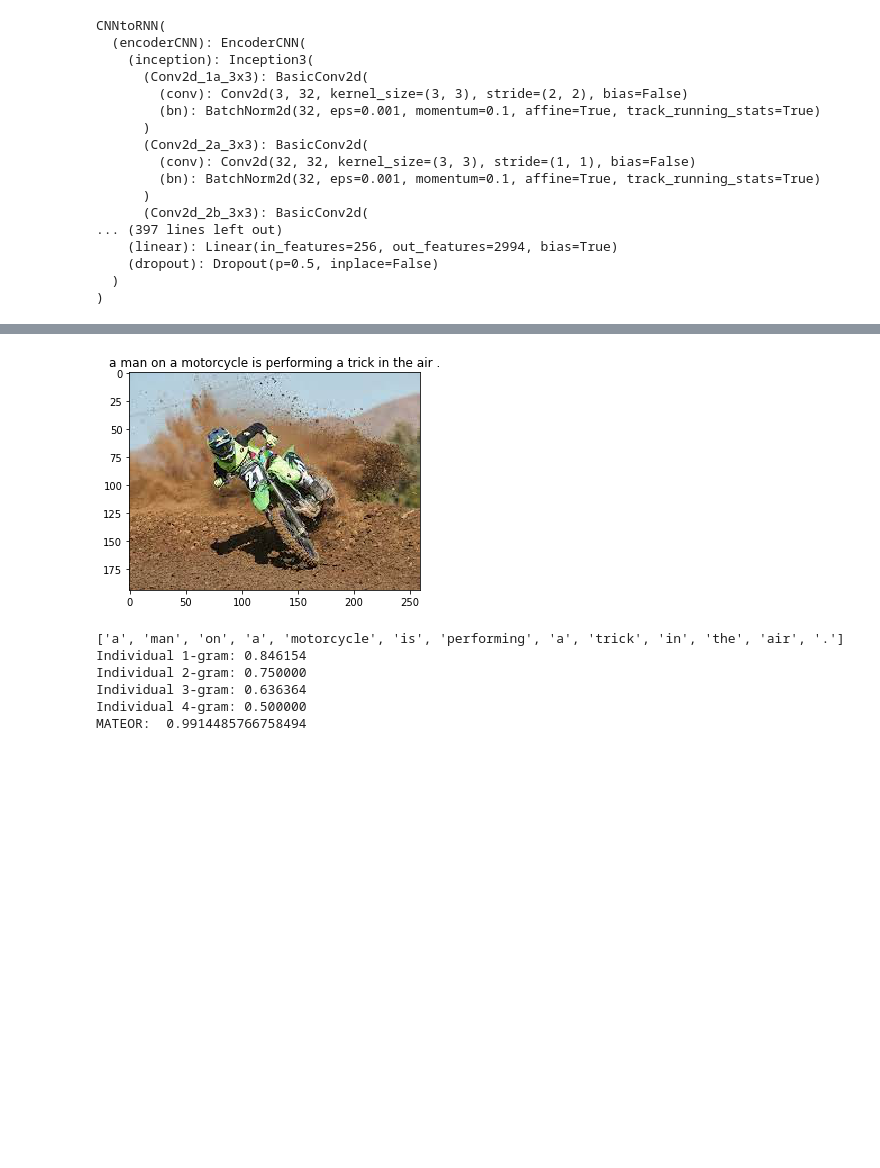
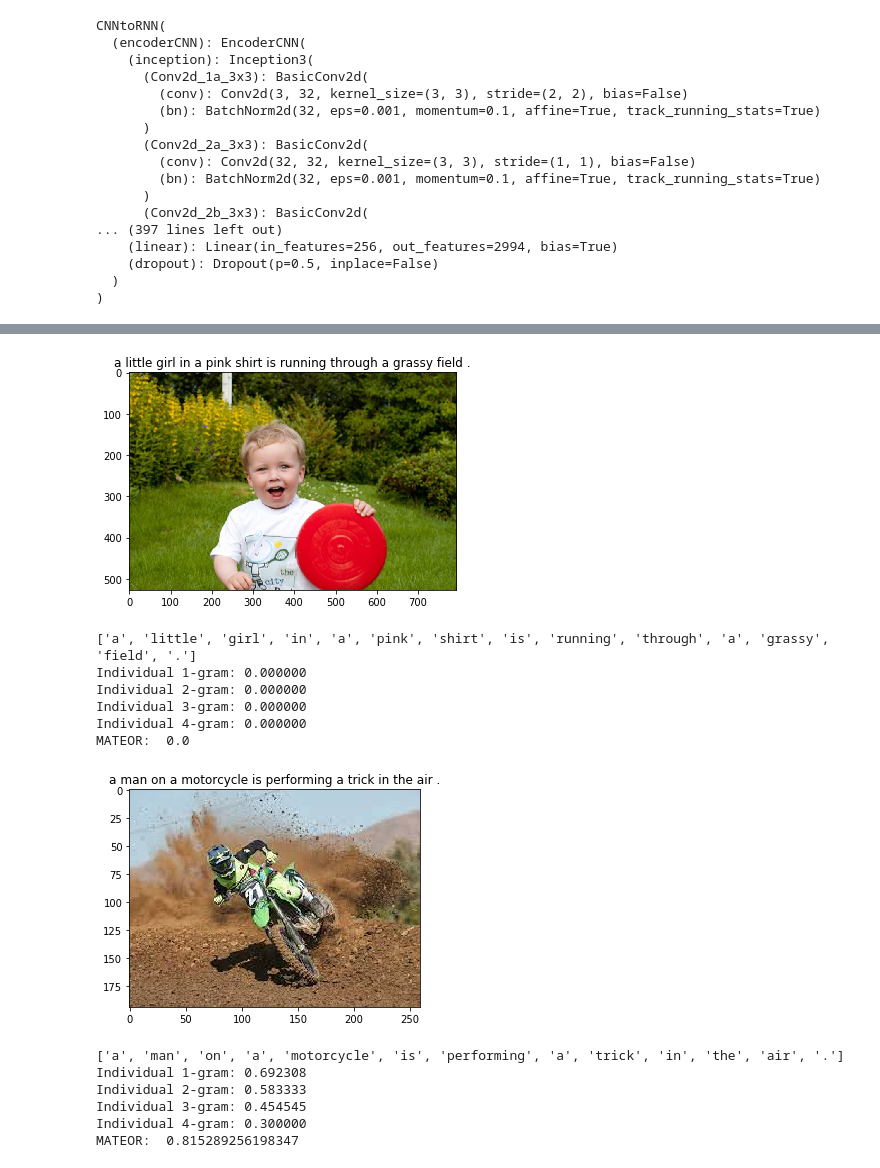
Before and after one commit to Siddharth1698/Image-Captioning-with-Deep-Learning-and-NLP, a Jupyter notebook: Metrics.ipynb, the cells around one changed output, grey strips where cells are left out. Cells and saved outputs as stored; diff of their text form; code cells hidden in the pictures; blank space fills up the shorter version.

```diff
--- a/Metrics.ipynb
+++ b/Metrics.ipynb
@@ -85,14 +112,28 @@ def metric_test(img_name,correct_caption,correct_caption_mat):
+# %%
+correct_caption = [['A','Child','holding' ,'red',' frisbee',  'outdoors' ]]
+correct_caption_mat = ['Child holding red frisbee outdoors']
+img_name = 'child_play.jpg'
+
+metric_test(img_name,correct_caption,correct_caption_mat)
+# %% [output]
+[figure, added]
+['a', 'little', 'girl', 'in', 'a', 'pink', 'shirt', 'is', 'running', 'through', 'a', 'grassy', 'field', '.']
+Individual 1-gram: 0.000000
+Individual 2-gram: 0.000000
+Individual 3-gram: 0.000000
+Individual 4-gram: 0.000000
+MATEOR:  0.0
 # %%
-correct_caption = [['a' ,'man', 'on', 'a',' motorcycle', 'is', 'performing' ,'a', 'trick' ,'in' ,'the' ,'air']]
-correct_caption_mat = ['a man on a motorcycle is performing a trick in the air']
+correct_caption = [['A','man','on' ,'a',' dirt',  'bike' ,'performing', 'a','trick','in','the','air']]
+correct_caption_mat = ['A man on a dirt bike performing a trick in the air.']
 img_name = 'biker.jpg'
 
 metric_test(img_name,correct_caption,correct_caption_mat)
 # %% [output]
 [figure]
 ['a', 'man', 'on', 'a', 'motorcycle', 'is', 'performing', 'a', 'trick', 'in', 'the', 'air', '.']
-Individual 1-gram: 0.846154
-Individual 2-gram: 0.750000
-Individual 3-gram: 0.636364
-Individual 4-gram: 0.500000
-MATEOR:  0.9914485766758494
+Individual 1-gram: 0.692308
+Individual 2-gram: 0.583333
+Individual 3-gram: 0.454545
+Individual 4-gram: 0.300000
+MATEOR:  0.815289256198347
```
Also changed, not shown: parts of 2 cells of this notebook.
